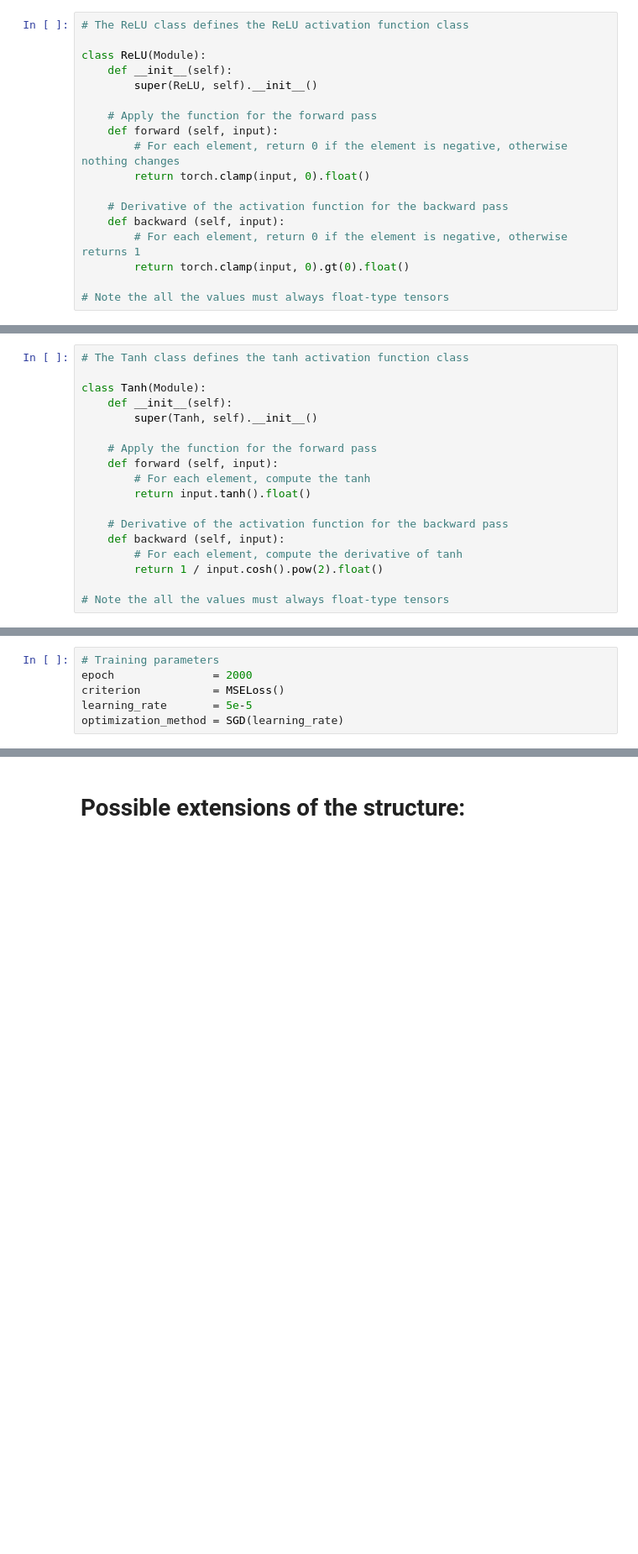
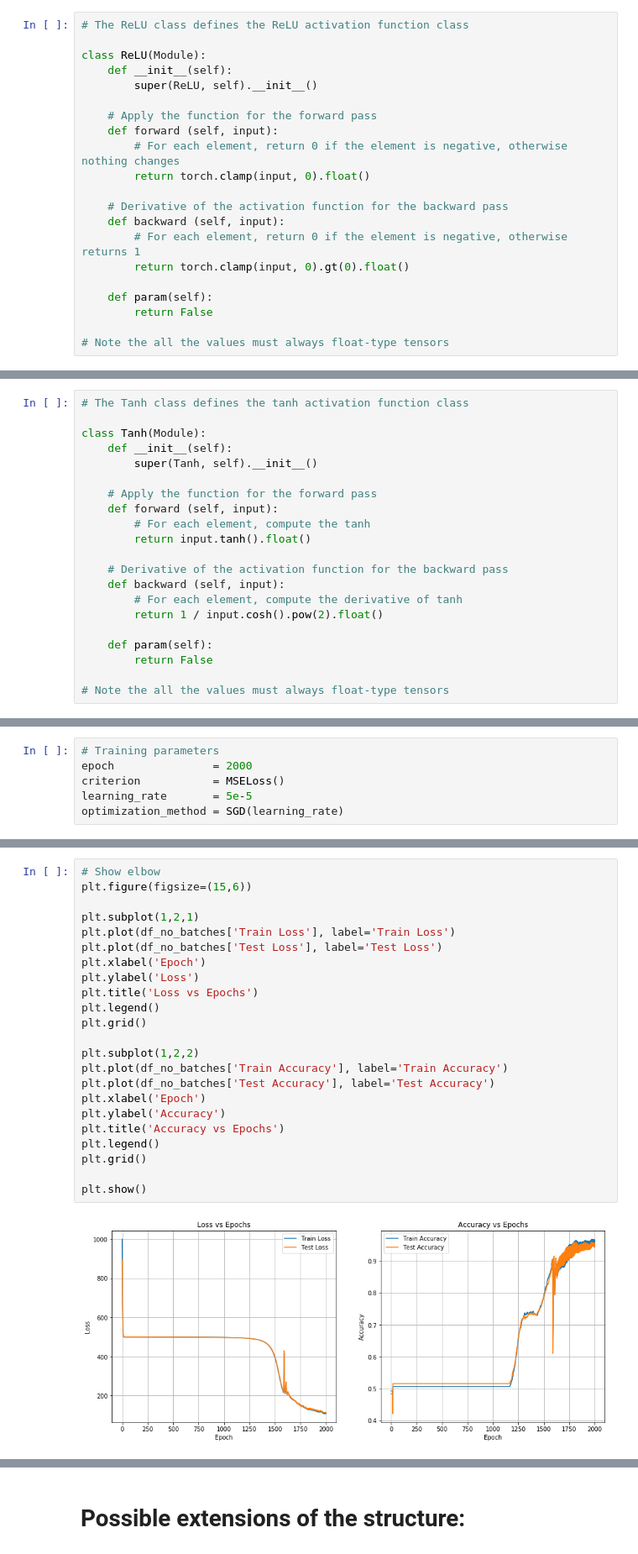
Before and after one commit to girotomas/Deep_Learning_Project, a Jupyter notebook: Project 2.ipynb, the cells around one changed output, grey strips where cells are left out. Shown at 84% size. Drawn from its saved outputs; the diff is of its cells as text; blank space fills up the shorter version.

```diff
--- a/Project 2.ipynb
+++ b/Project 2.ipynb
@@ -140,6 +145,9 @@ class ReLU(Module):
         # For each element, return 0 if the element is negative, otherwise returns 1
         return torch.clamp(input, 0).gt(0).float()
 
+    def param(self):
+        return False
+
 # Note the all the values must always float-type tensors
 # %%
 testReLU = ReLU()
@@ -176,6 +184,9 @@ class Tanh(Module):
         # For each element, compute the derivative of tanh
         return 1 / input.cosh().pow(2).float()
 
+    def param(self):
+        return False
+
 # Note the all the values must always float-type tensors
 # %%
 testTanh = Tanh()
@@ -660,0 +676,25 @@ display(df.head(5))
+# %%
+# Show elbow
+plt.figure(figsize=(15,6))
+
+plt.subplot(1,2,1)
+plt.plot(df_no_batches['Train Loss'], label='Train Loss')
+plt.plot(df_no_batches['Test Loss'], label='Test Loss')
+plt.xlabel('Epoch')
+plt.ylabel('Loss')
+plt.title('Loss vs Epochs')
+plt.legend()
+plt.grid()
+
+plt.subplot(1,2,2)
+plt.plot(df_no_batches['Train Accuracy'], label='Train Accuracy')
+plt.plot(df_no_batches['Test Accuracy'], label='Test Accuracy')
+plt.xlabel('Epoch')
+plt.ylabel('Accuracy')
+plt.title('Accuracy vs Epochs')
+plt.legend()
+plt.grid()
+
+plt.show()
+# %% [output]
+[figure, added]
```
Also changed, not shown: parts of 22 cells of this notebook.
